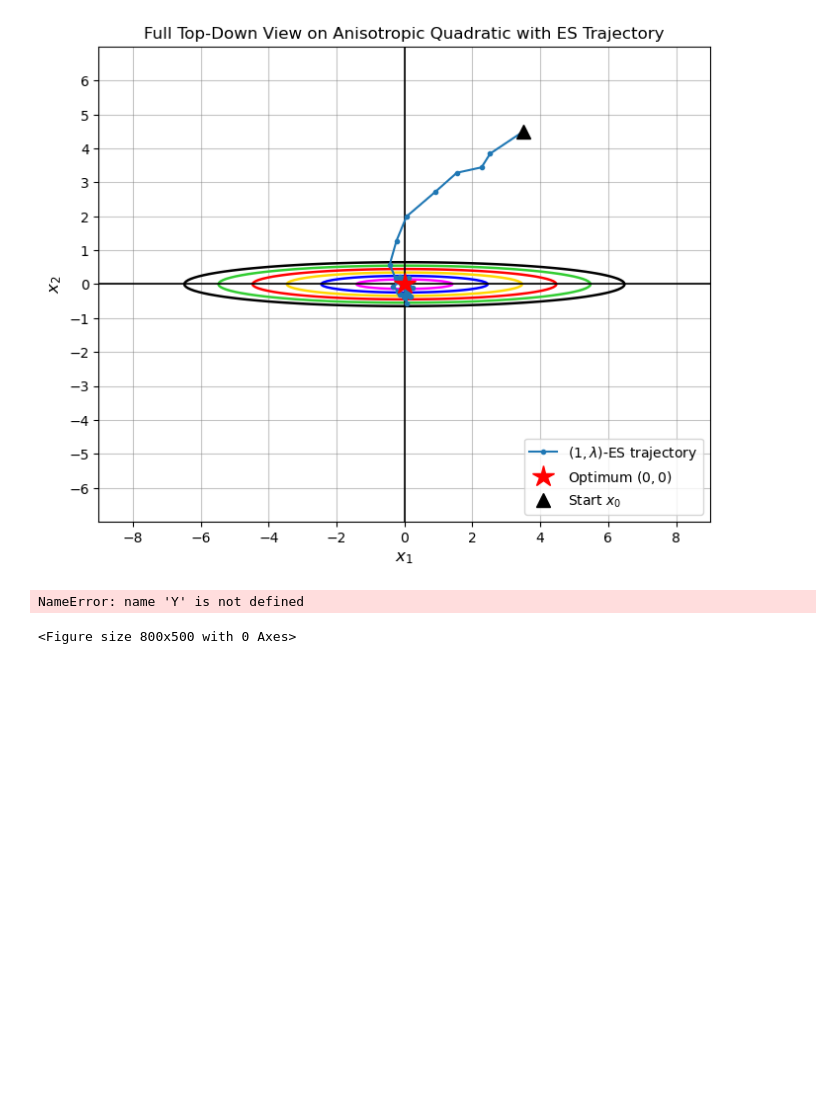
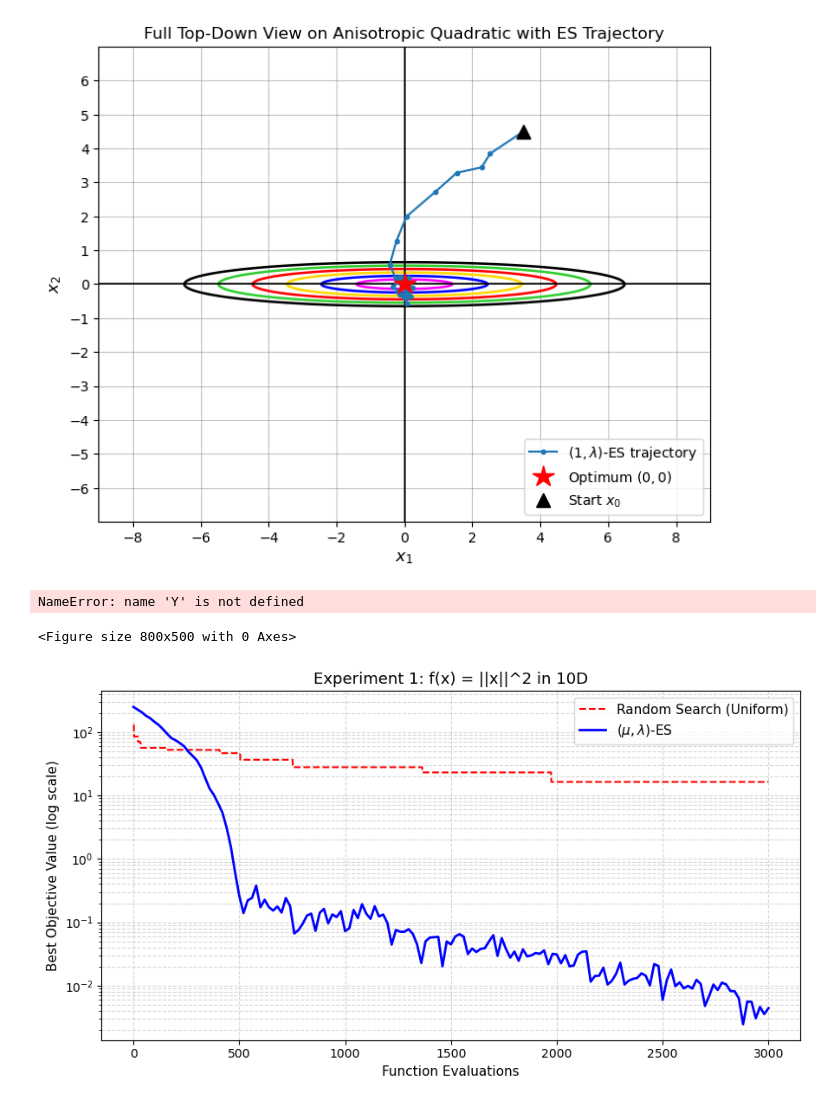
Before and after one commit to seanglengkhe/seams_school_2026, a Jupyter notebook: Untitled.ipynb, the cells around one changed output. Cells and saved outputs as stored; diff of their text form; code cells hidden in the pictures; blank space fills up the shorter version.

Commit message:
seangleng

```diff
--- a/Untitled.ipynb
+++ b/Untitled.ipynb
@@ -505,3 +505,89 @@ plt.show()
 # %% [output]
 NameError: name 'Y' is not defined
 <Figure size 800x500 with 0 Axes>
+# %%
+def f(x):
+    return np.sum(x**2, axis=-1)
+
+dim = 10              # Dimension of the problem
+max_evals = 3000      # Equal computational budget
+x0 = np.ones(dim) * 5.0  # Initial starting point, f(x0) = 250
+
+# -------------------------------------------------------------
+# 1. Pure Random Search (Uniform in bounding box [-6, 6]^d)
+# -------------------------------------------------------------
+def run_random_search(dim, max_evals, bounds=(-6, 6)):
+    best_f = np.inf
+    history_evals = []
+    history_f = []
+
+    for i in range(1, max_evals + 1):
+        candidate = np.random.uniform(bounds[0], bounds[1], size=dim)
+        val = f(candidate)
+        if val < best_f:
+            best_f = val
+        history_evals.append(i)
+        history_f.append(best_f)
+
+    return history_evals, history_f
+
+# -------------------------------------------------------------
+# 2. Basic Evolution Strategy: (mu/mu_w, lambda)-ES
+# -------------------------------------------------------------
+def run_evolution_strategy(x_init, max_evals, lam=20, mu=5, init_sigma=0.5):
+    mean = np.array(x_init, dtype=float)
+    sigma = init_sigma
+
+    # Recombination weights
+    weights = np.log(mu + 0.5) - np.log(np.arange(1, mu + 1))
+    weights /= np.sum(weights)
+
+    evals = 0
+    history_evals = [0]
+    history_f = [f(mean)]
+
+    while evals < max_evals:
+        # Sample lambda candidate solutions: X_i ~ N(mean, sigma^2 * I)
+        z = np.random.randn(lam, len(mean))
+        offspring = mean + sigma * z
+
+        fitness = f(offspring)
+        evals += lam
+
+        # Sort and select top mu
+        idx_sorted = np.argsort(fitness)
+        best_offspring = offspring[idx_sorted[:mu]]
+
+        # Update mean
+        mean = np.sum(weights[:, None] * best_offspring, axis=0)
+
+        # Simple step-size adaptation (1/5th success rule heuristic / gradual decay)
+        sigma *= 0.985
+
+        history_evals.append(evals)
+        history_f.append(f(mean))
+
+    return history_evals, history_f
+
+# Execute runs
+np.random.seed(42)
+evals_rs, f_rs = run_random_search(dim=dim, max_evals=max_evals)
+evals_es, f_es = run_evolution_strategy(x_init=x0, max_evals=max_evals)
+
+# Plotting the performance comparison
+plt.figure(figsize=(9, 5))
+plt.semilogy(evals_rs, f_rs, 'r--', label='Random Search (Uniform)')
+plt.semilogy(evals_es, f_es, 'b-', linewidth=2, label=r'$(\mu, \lambda)$-ES')
+
+plt.title(r'Experiment 1: f(x) = ||x||^2 in 10D', fontsize=13)
+plt.xlabel('Function Evaluations', fontsize=11)
+plt.ylabel('Best Objective Value (log scale)', fontsize=11)
+plt.grid(True, which='both', linestyle='--', alpha=0.5)
+
+plt.legend(fontsize=11)
+plt.tight_layout()
+plt.savefig('/home/seanglengkhe/seangleng/git-local/seams_school_2026/images/random_search_es')
+
+plt.show()
+# %% [output]
+[figure, added]
```
Also changed, not shown: parts of 2 cells of this notebook, 3 other files.
